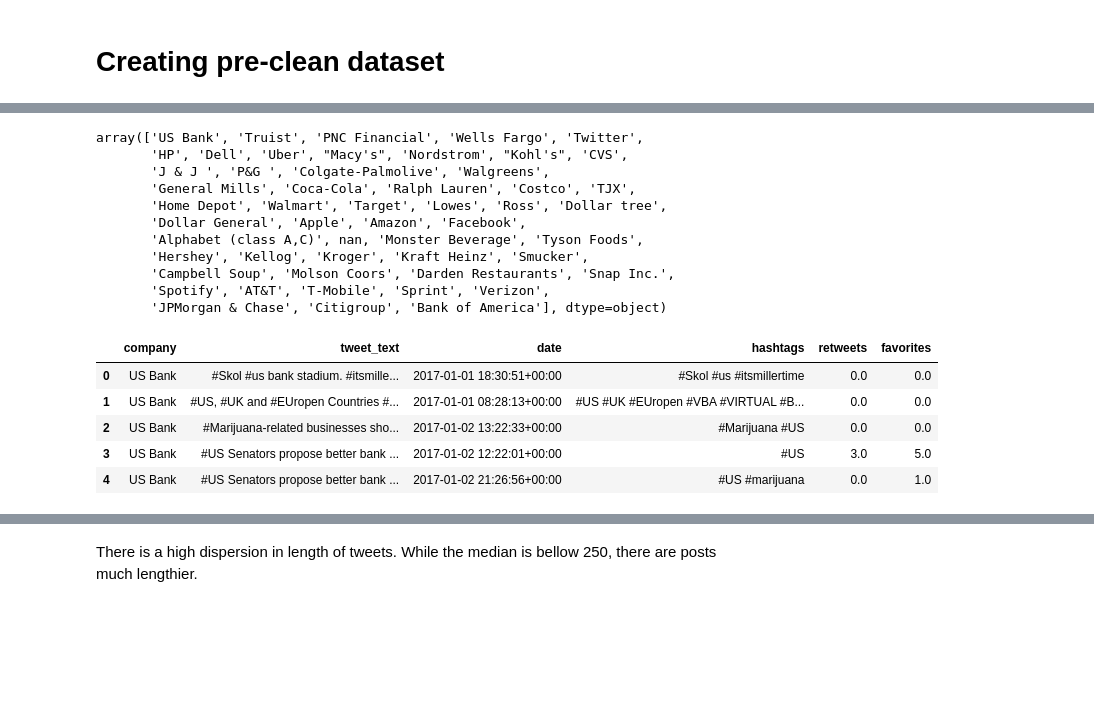
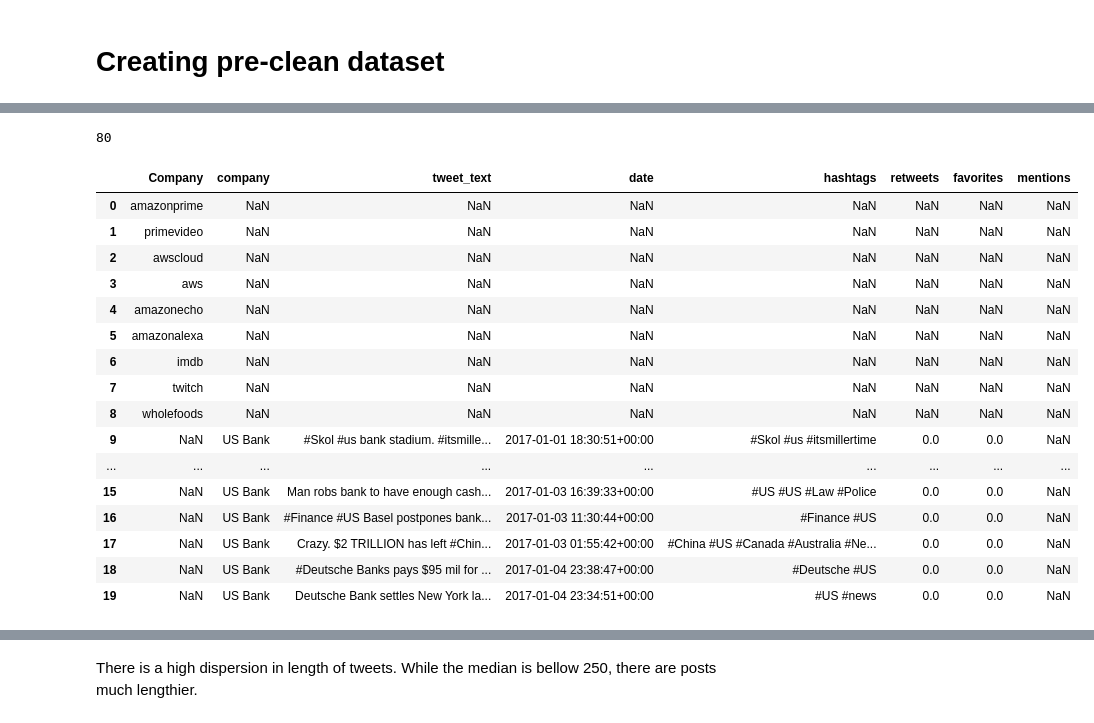
Before and after one commit to phpinto/social_media_sentiment_analysis_to_predict_stock_prices, a Jupyter notebook: api_calls/python/Jupyeter Notebooks/Creating_cleaned_database.ipynb, the cells around one changed output, grey strips where cells are left out. Saved outputs shown, nothing was run; the diff lists cells and outputs as text; code cells hidden in the pictures; blank space fills up the shorter version.

```diff
--- a/api_calls/python/Jupyeter Notebooks/Creating_cleaned_database.ipynb
+++ b/api_calls/python/Jupyeter Notebooks/Creating_cleaned_database.ipynb
@@ -36,27 +72,32 @@ Status
+# %%
+#dropping NA
+database = database[database.company != 'NaN']
+database.reset_index(drop=True,inplace=True)
 # %%
-database["company"].unique()
+len(database["company"].unique())
 # %% [output]
-array(['US Bank', 'Truist', 'PNC Financial', 'Wells Fargo', 'Twitter',
-       'HP', 'Dell', 'Uber', "Macy's", 'Nordstrom', "Kohl's", 'CVS',
-       'J & J ', 'P&G ', 'Colgate-Palmolive', 'Walgreens',
-       'General Mills', 'Coca-Cola', 'Ralph Lauren', 'Costco', 'TJX',
-       'Home Depot', 'Walmart', 'Target', 'Lowes', 'Ross', 'Dollar tree',
-       'Dollar General', 'Apple', 'Amazon', 'Facebook',
-       'Alphabet (class A,C)', nan, 'Monster Beverage', 'Tyson Foods',
-       'Hershey', 'Kellog', 'Kroger', 'Kraft Heinz', 'Smucker',
-       'Campbell Soup', 'Molson Coors', 'Darden Restaurants', 'Snap Inc.',
-       'Spotify', 'AT&T', 'T-Mobile', 'Sprint', 'Verizon',
-       'JPMorgan & Chase', 'Citigroup', 'Bank of America'], dtype=object)
+80
 # %%
 #dropping unececessary columns
-database = database.drop(columns = ["got_criteria", "Unnamed: 0", "Company", "Sector", "Name to search", "mentions", "Status"])
+database = database.drop(columns = ["got_criteria", "Unnamed: 0"])
 # %%
 #head dataset
-database.head()
+database.head(20)
 # %% [output]
-|  | company | tweet_text | date | hashtags | retweets | favorites |
-| 0 | US Bank | #Skol #us bank stadium. #itsmille... | 2017-01-01 18:30:51+00:00 | #Skol #us #itsmillertime | 0.0 | 0.0 |
-| 1 | US Bank | #US, #UK and #EUropen Countries #... | 2017-01-01 08:28:13+00:00 | #US #UK #EUropen #VBA #VIRTUAL #B... | 0.0 | 0.0 |
-| 2 | US Bank | #Marijuana-related businesses sho... | 2017-01-02 13:22:33+00:00 | #Marijuana #US | 0.0 | 0.0 |
-| 3 | US Bank | #US Senators propose better bank ... | 2017-01-02 12:22:01+00:00 | #US | 3.0 | 5.0 |
-| 4 | US Bank | #US Senators propose better bank ... | 2017-01-02 21:26:56+00:00 | #US #marijuana | 0.0 | 1.0 |
+|  | Company | company | tweet_text | date | hashtags | retweets | favorites | mentions |
+| 0 | amazonprime | NaN | NaN | NaN | NaN | NaN | NaN | NaN |
+| 1 | primevideo | NaN | NaN | NaN | NaN | NaN | NaN | NaN |
+| 2 | awscloud | NaN | NaN | NaN | NaN | NaN | NaN | NaN |
+| 3 | aws | NaN | NaN | NaN | NaN | NaN | NaN | NaN |
+| 4 | amazonecho | NaN | NaN | NaN | NaN | NaN | NaN | NaN |
+| 5 | amazonalexa | NaN | NaN | NaN | NaN | NaN | NaN | NaN |
+| 6 | imdb | NaN | NaN | NaN | NaN | NaN | NaN | NaN |
+| 7 | twitch | NaN | NaN | NaN | NaN | NaN | NaN | NaN |
+| 8 | wholefoods | NaN | NaN | NaN | NaN | NaN | NaN | NaN |
+| 9 | NaN | US Bank | #Skol #us bank stadium. #itsmille... | 2017-01-01 18:30:51+00:00 | #Skol #us #itsmillertime | 0.0 | 0.0 | NaN |
+| ... | ... | ... | ... | ... | ... | ... | ... | ... |
+| 15 | NaN | US Bank | Man robs bank to have enough cash... | 2017-01-03 16:39:33+00:00 | #US #US #Law #Police | 0.0 | 0.0 | NaN |
+| 16 | NaN | US Bank | #Finance #US Basel postpones bank... | 2017-01-03 11:30:44+00:00 | #Finance #US | 0.0 | 0.0 | NaN |
+| 17 | NaN | US Bank | Crazy. $2 TRILLION has left #Chin... | 2017-01-03 01:55:42+00:00 | #China #US #Canada #Australia #Ne... | 0.0 | 0.0 | NaN |
+| 18 | NaN | US Bank | #Deutsche Banks pays $95 mil for ... | 2017-01-04 23:38:47+00:00 | #Deutsche #US | 0.0 | 0.0 | NaN |
+| 19 | NaN | US Bank | Deutsche Bank settles New York la... | 2017-01-04 23:34:51+00:00 | #US #news | 0.0 | 0.0 | NaN |
```
Also changed, not shown: parts of 41 cells of this notebook.
